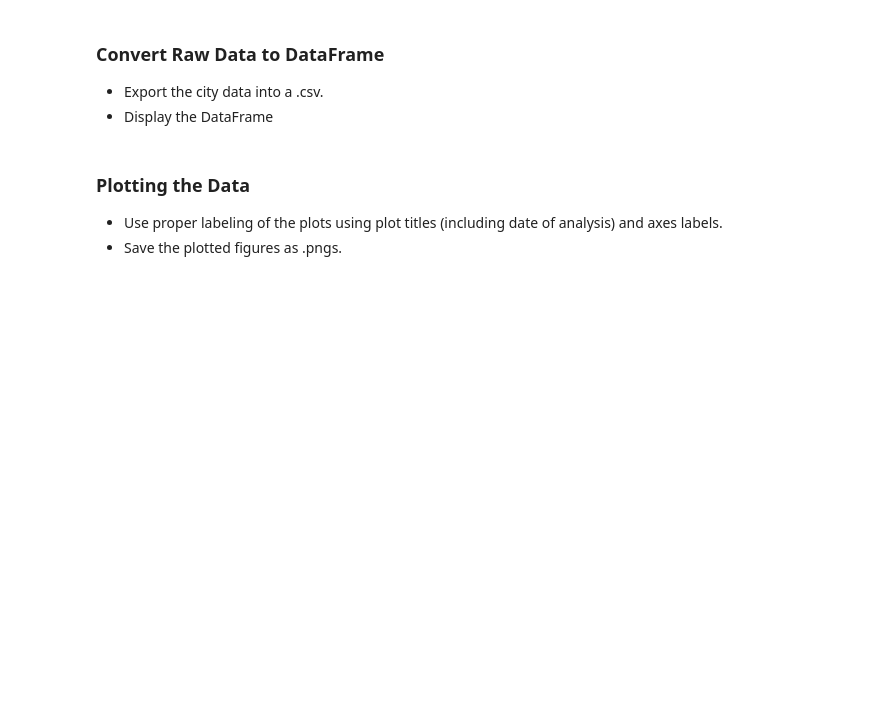
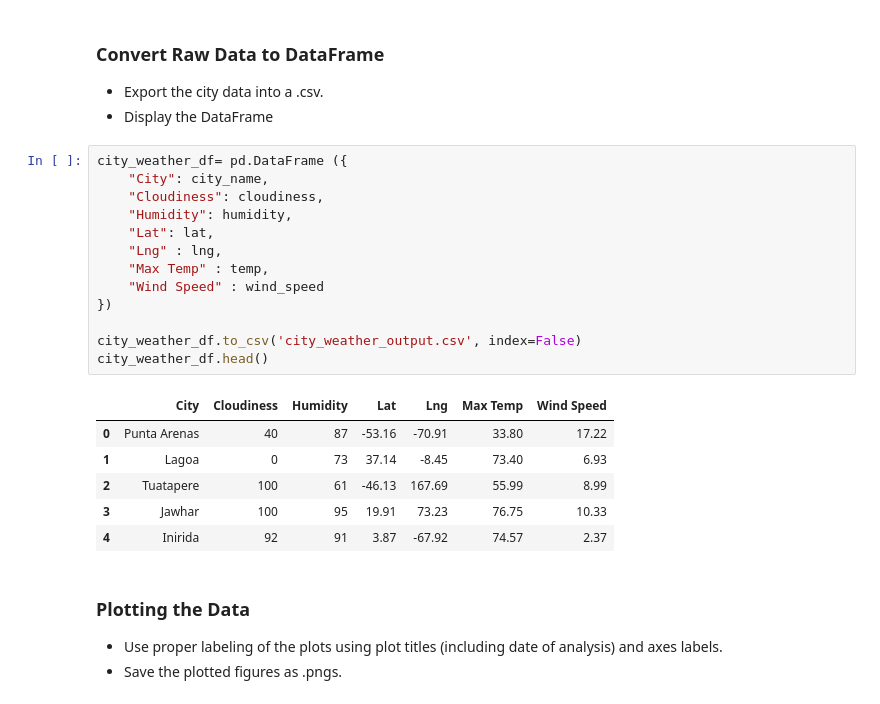
Before and after one commit to brycenolan1/pythonapi_hw6, a Jupyter notebook: WeatherPy_hw_solved.ipynb, the cells around one changed output. Drawn from its saved outputs; the diff is of its cells as text; blank space fills up the shorter version.

```diff
--- a/WeatherPy_hw_solved.ipynb
+++ b/WeatherPy_hw_solved.ipynb
@@ -115,6 +149,26 @@ print(f"==============================")
 ### Convert Raw Data to DataFrame
 * Export the city data into a .csv.
 * Display the DataFrame
+# %%
+city_weather_df= pd.DataFrame ({
+    "City": city_name,
+    "Cloudiness": cloudiness,
+    "Humidity": humidity,
+    "Lat": lat,
+    "Lng" : lng,
+    "Max Temp" : temp,
+    "Wind Speed" : wind_speed
+})
+
+city_weather_df.to_csv('city_weather_output.csv', index=False)
+city_weather_df.head()
+# %% [output]
+|  | City | Cloudiness | Humidity | Lat | Lng | Max Temp | Wind Speed |
+| 0 | Punta Arenas | 40 | 87 | -53.16 | -70.91 | 33.80 | 17.22 |
+| 1 | Lagoa | 0 | 73 | 37.14 | -8.45 | 73.40 | 6.93 |
+| 2 | Tuatapere | 100 | 61 | -46.13 | 167.69 | 55.99 | 8.99 |
+| 3 | Jawhar | 100 | 95 | 19.91 | 73.23 | 76.75 | 10.33 |
+| 4 | Inirida | 92 | 91 | 3.87 | -67.92 | 74.57 | 2.37 |
 # %% [markdown]
 ### Plotting the Data
 * Use proper labeling of the plots using plot titles (including date of analysis) and axes labels.
```
Also changed, not shown: parts of 11 cells of this notebook, 5 other files.
